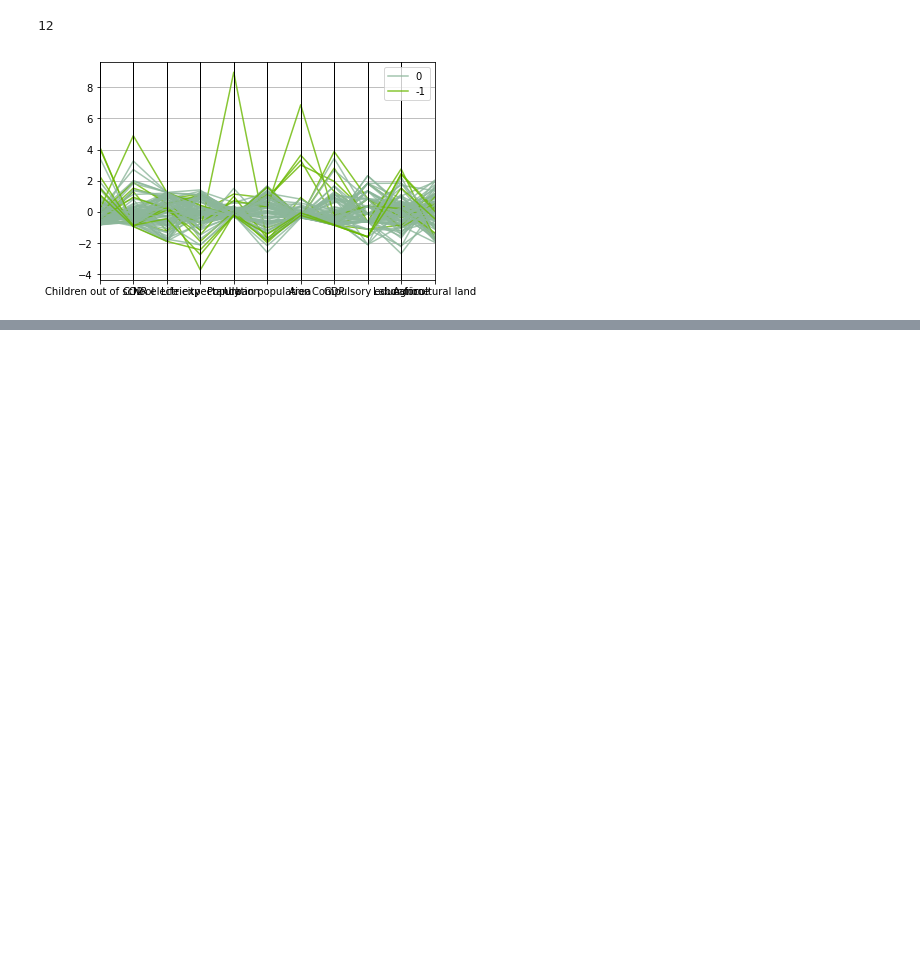
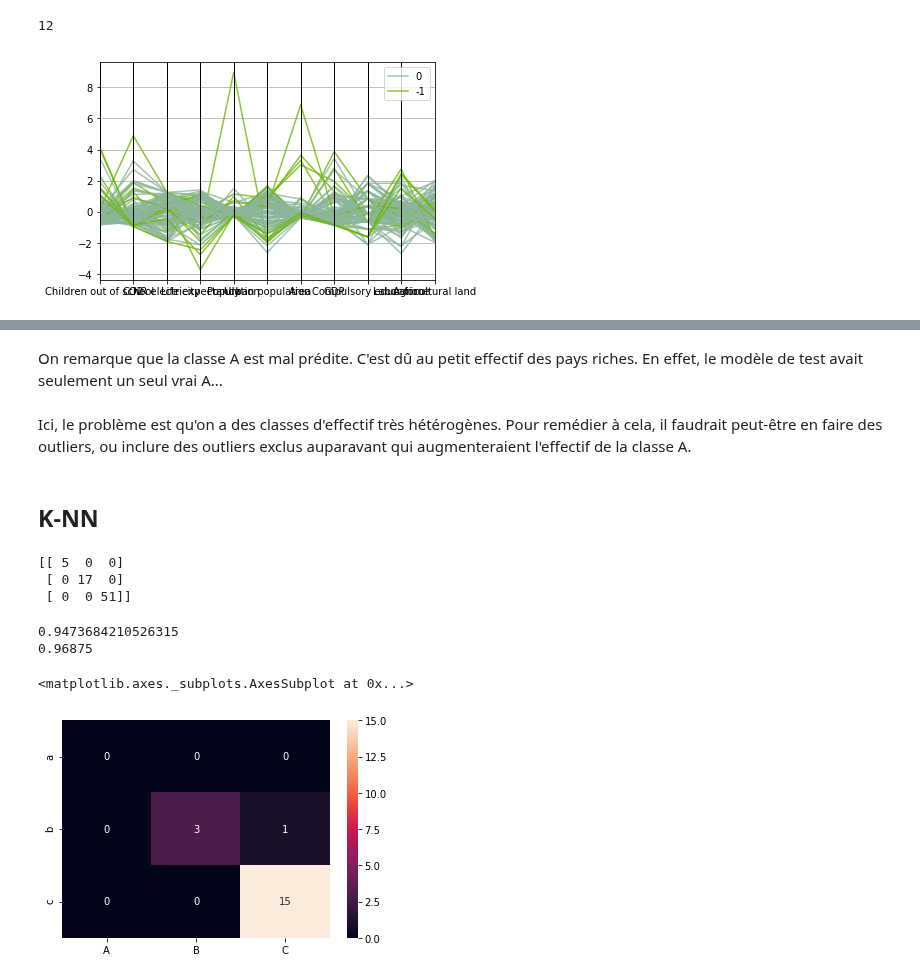
Before and after one commit to LisaNicvert/IA_project, a Jupyter notebook: IA_classif_complex.ipynb, the cells around one changed output, grey strips where cells are left out. Drawn from its saved outputs; the diff is of its cells as text; code cells hidden in the pictures; blank space fills up the shorter version.

```diff
--- a/IA_classif_complex.ipynb
+++ b/IA_classif_complex.ipynb
@@ -172,0 +302,32 @@ print(dffc[dffc['Labels'] == -1])
+# %% [markdown]
+On remarque que la classe A est mal prédite. C'est dû au petit effectif des pays riches. En effet, le modèle de test avait seulement un seul vrai A...
+# %% [markdown]
+Ici, le problème est qu'on a des classes d'effectif très hétérogènes. Pour remédier à cela, il faudrait peut-être en faire des outliers, ou inclure des outliers exclus auparavant qui augmenteraient l'effectif de la classe A.
+# %% [markdown]
+## K-NN
+# %%
+X_train, X_test, y_train, y_test = train_test_split(dffea, classes, test_size=0.2, random_state=11)
+
+knnModel = neighbors.KNeighborsClassifier(n_neighbors=5, weights='uniform', p=2)
+knnModel.fit(X_train, y_train)
+M=metrics.confusion_matrix(y_true=y_train, y_pred=y_train, labels=sortedLabelList)
+print(M)
+# %% [output]
+[[ 5  0  0]
+ [ 0 17  0]
+ [ 0  0 51]]
+# %%
+y_predict = knnModel.predict(X_test)
+print(metrics.accuracy_score(y_test, y_predict))
+print(balanced_accuracy_score(y_test, y_predict))
+# %% [output]
+0.9473684210526315
+0.96875
+# %%
+MP=metrics.confusion_matrix(y_true=y_test, y_pred=y_predict, labels=sortedLabelList)
+mdfp = pds.DataFrame(data=MP, copy=True, index=trueLabels, columns=predictLabels)
+mdfp = mdfp.transpose()
+sns.heatmap(mdfp, annot=True)
+# %% [output]
+<matplotlib.axes._subplots.AxesSubplot at 0x...>
+[figure, added]
```
Also changed, not shown: parts of 35 cells of this notebook.
